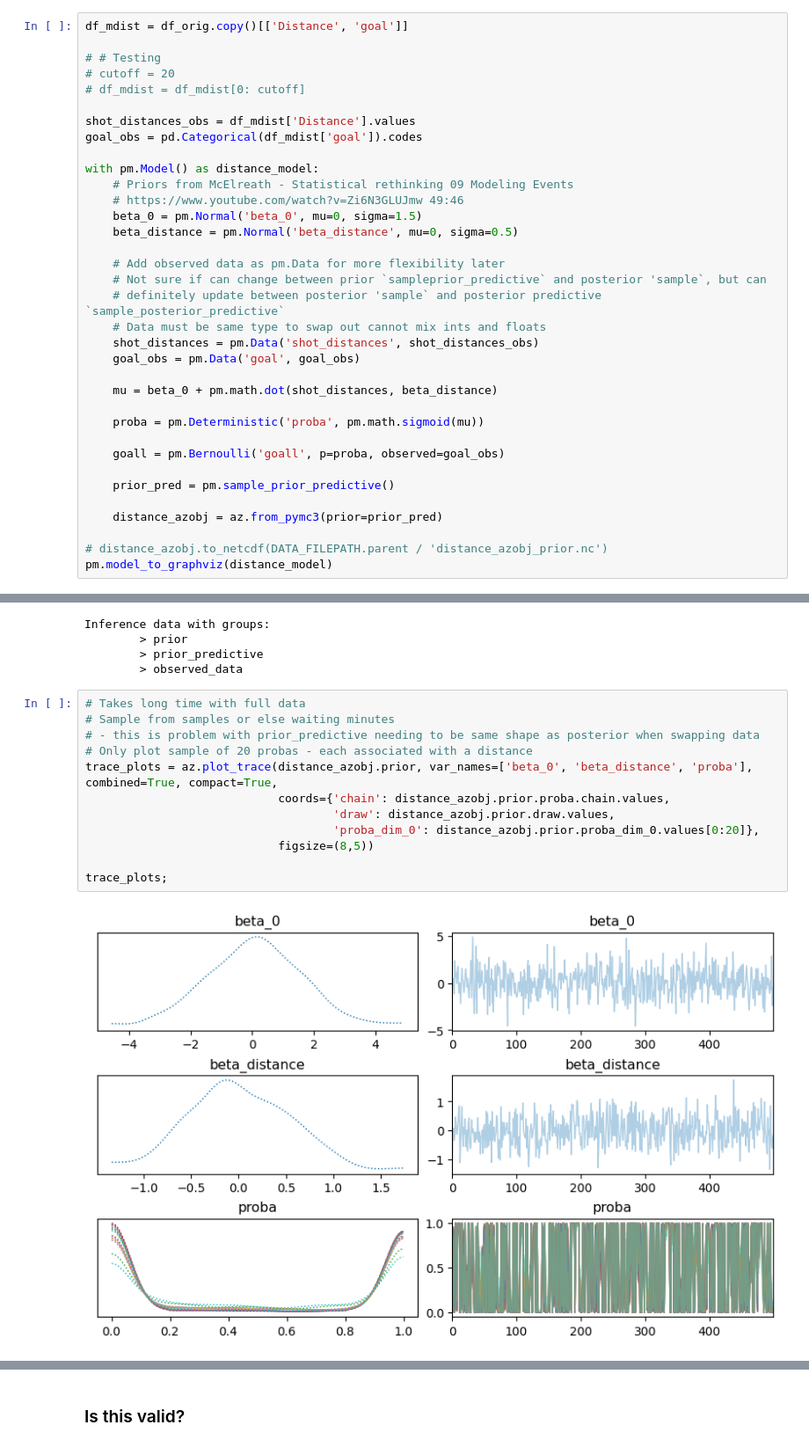
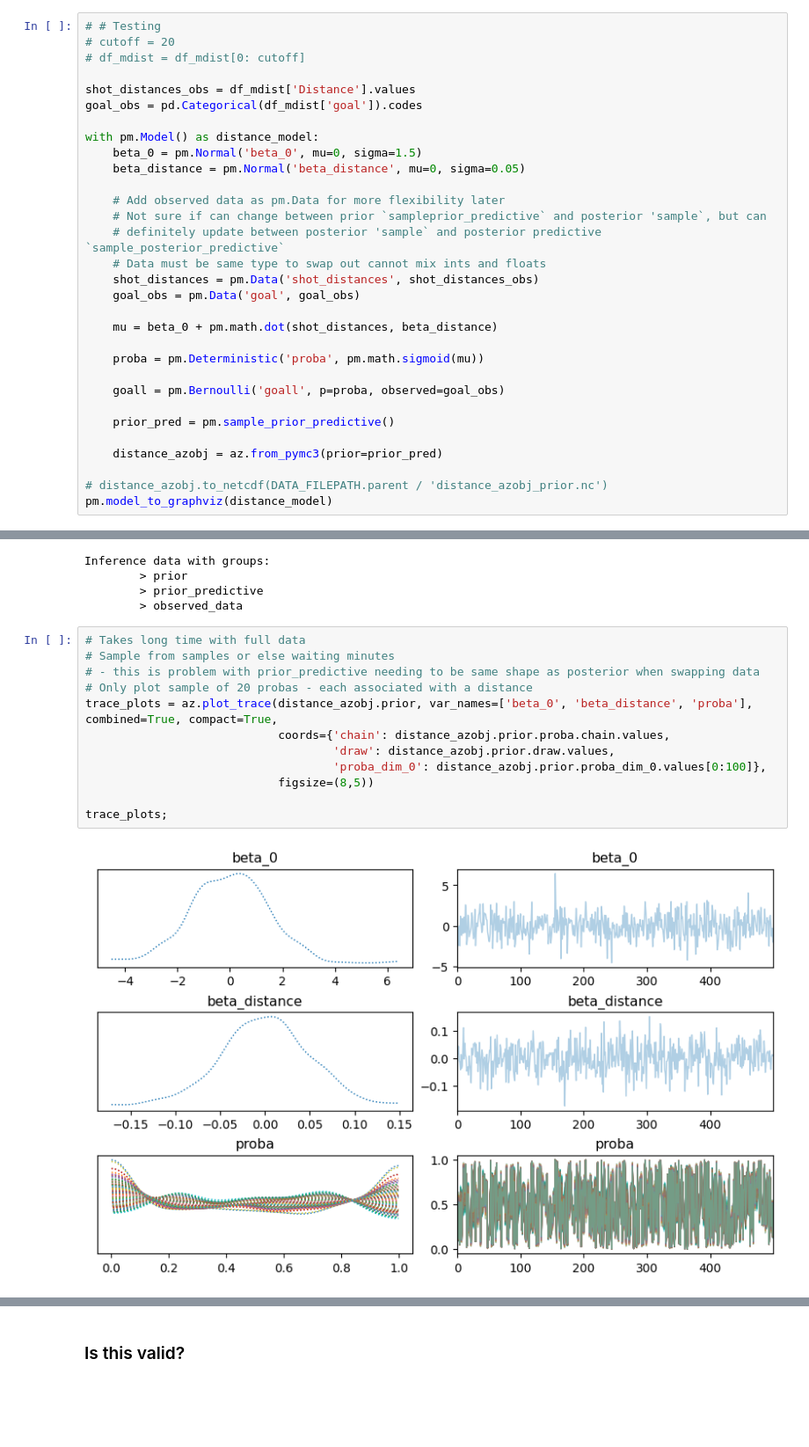
Before and after one commit to jointprob/bmcp-notes, a Jupyter notebook: projects/xG models/02.01 - expected-goals-models.ipynb, the cells around one changed output, grey strips where cells are left out. Shown at 88% size. Cells and saved outputs as stored; diff of their text form; blank space fills up the shorter version.

```diff
--- a/projects/xG models/02.01 - expected-goals-models.ipynb
+++ b/projects/xG models/02.01 - expected-goals-models.ipynb
@@ -184,8 +219,6 @@ p.draw();
 # %% [markdown]
 ## Prior Predictive
 # %%
-df_mdist = df_orig.copy()[['Distance', 'goal']]
-
 # # Testing
 # cutoff = 20
 # df_mdist = df_mdist[0: cutoff]
@@ -194,10 +227,8 @@ shot_distances_obs = df_mdist['Distance'].values
 goal_obs = pd.Categorical(df_mdist['goal']).codes
 
 with pm.Model() as distance_model:
-    # Priors from McElreath - Statistical rethinking 09 Modeling Events
-    # https://www.youtube.com/watch?v=Zi6N3GLUJmw 49:46
     beta_0 = pm.Normal('beta_0', mu=0, sigma=1.5)
-    beta_distance = pm.Normal('beta_distance', mu=0, sigma=0.5)
+    beta_distance = pm.Normal('beta_distance', mu=0, sigma=0.05)
 
     # Add observed data as pm.Data for more flexibility later
     # Not sure if can change between prior `sampleprior_predictive` and posterior 'sample`, but can
@@ -230,17 +261,17 @@ Inference data with groups:
 # %%
 # Takes long time with full data
 # Sample from samples or else waiting minutes
 # - this is problem with prior_predictive needing to be same shape as posterior when swapping data
 # Only plot sample of 20 probas - each associated with a distance
 trace_plots = az.plot_trace(distance_azobj.prior, var_names=['beta_0', 'beta_distance', 'proba'], combined=True, compact=True,
                             coords={'chain': distance_azobj.prior.proba.chain.values,
                                     'draw': distance_azobj.prior.draw.values,
-                                    'proba_dim_0': distance_azobj.prior.proba_dim_0.values[0:20]},
+                                    'proba_dim_0': distance_azobj.prior.proba_dim_0.values[0:100]},
                             figsize=(8,5))
 
 trace_plots;
 # %% [output]
-[figure, old version]
+[figure, new version]
 # %%
 prior_summ = az.summary(distance_azobj, kind='stats')
 prior_summ['distance'] = np.hstack([shot_distances_obs, np.array([np.NaN,np.NaN])])
```
Also changed, not shown: parts of 25 cells of this notebook, 50 other files.
